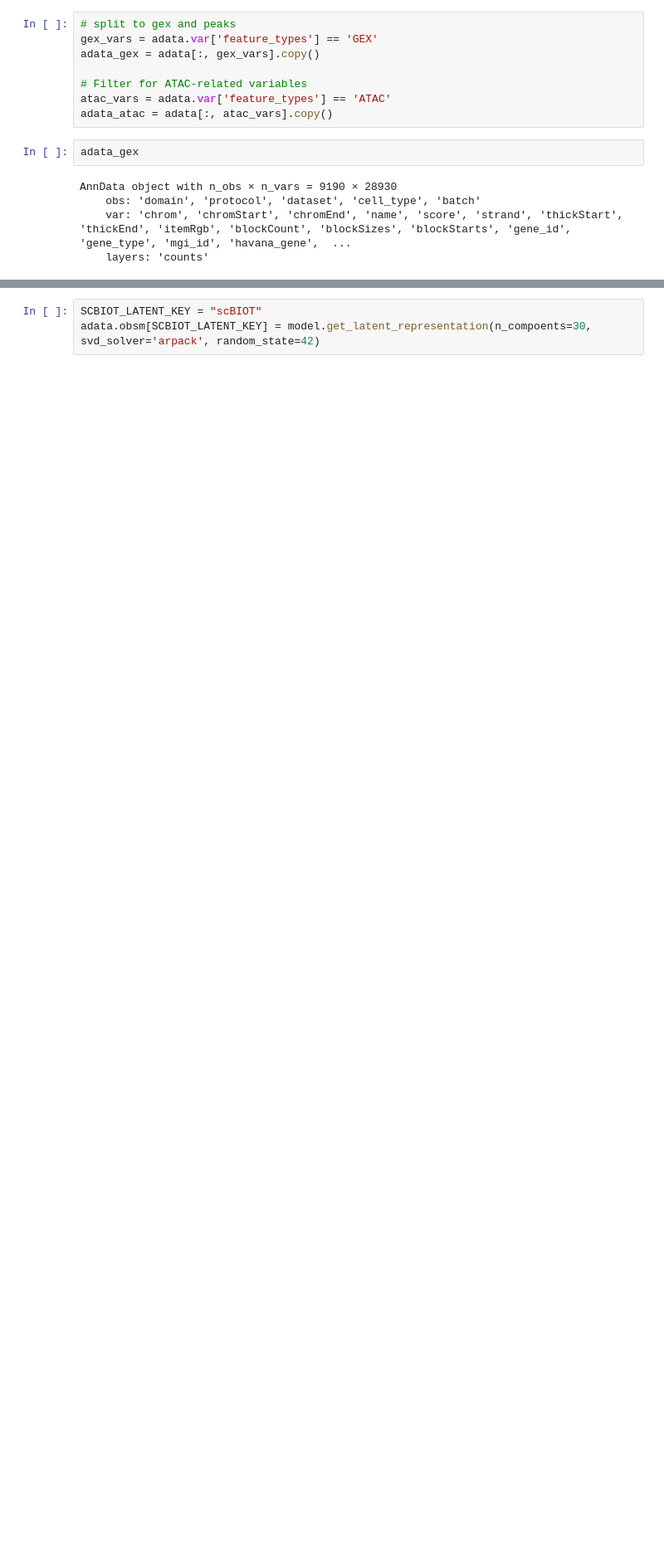
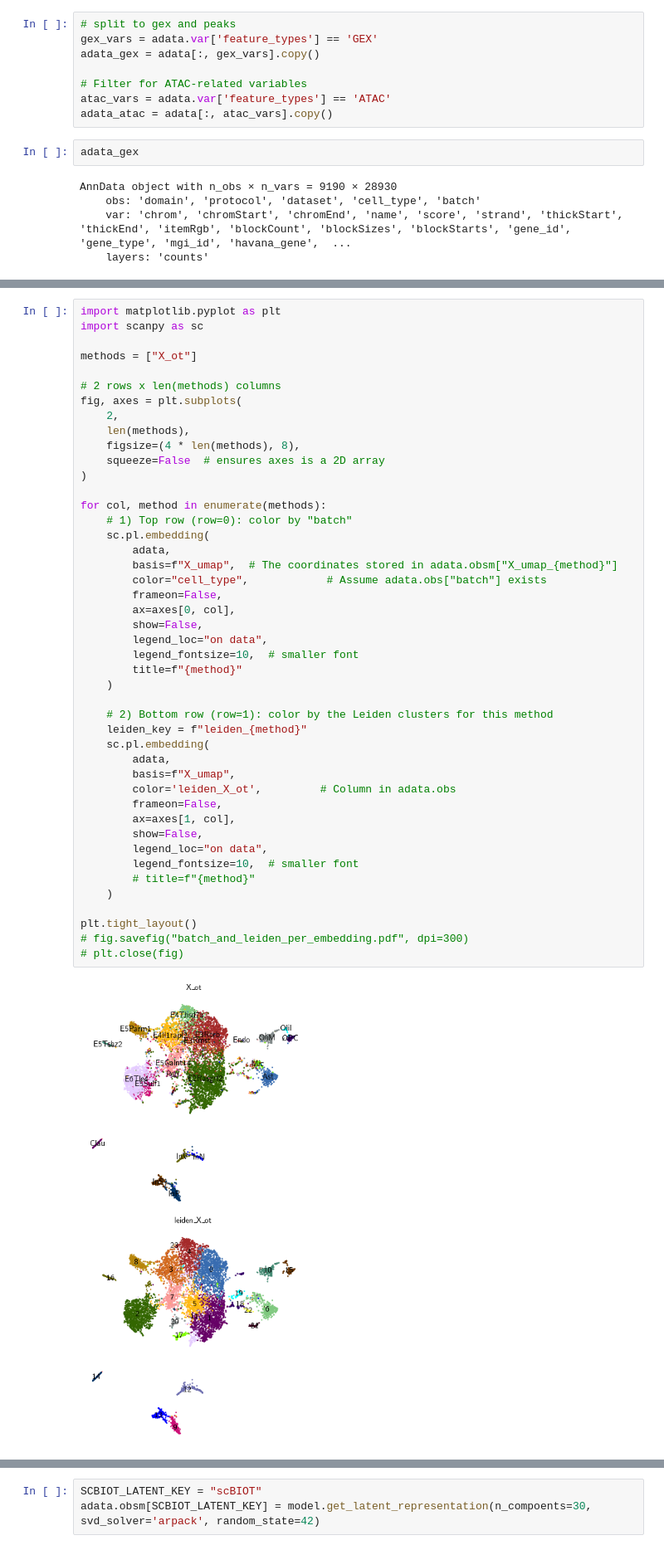
Before and after one commit to haihuilab/scbiot, a Jupyter notebook: examples/paired_Chen-2019_integration.ipynb, the cells around one changed output, grey strips where cells are left out. Shown at 83% size. Drawn from its saved outputs; the diff is of its cells as text; blank space fills up the shorter version.

```diff
--- a/examples/paired_Chen-2019_integration.ipynb
+++ b/examples/paired_Chen-2019_integration.ipynb
@@ -323,0 +256,47 @@ plt.tight_layout()
+# %%
+import matplotlib.pyplot as plt
+import scanpy as sc
+
+methods = ["X_ot"]
+
+# 2 rows x len(methods) columns
+fig, axes = plt.subplots(
+    2,
+    len(methods),
+    figsize=(4 * len(methods), 8),
+    squeeze=False  # ensures axes is a 2D array
+)
+
+for col, method in enumerate(methods):
+    # 1) Top row (row=0): color by "batch"
+    sc.pl.embedding(
+        adata,
+        basis=f"X_umap",  # The coordinates stored in adata.obsm["X_umap_{method}"]
+        color="cell_type",            # Assume adata.obs["batch"] exists
+        frameon=False,
+        ax=axes[0, col],
+        show=False,
+        legend_loc="on data",
+        legend_fontsize=10,  # smaller font
+        title=f"{method}"
+    )
+
+    # 2) Bottom row (row=1): color by the Leiden clusters for this method
+    leiden_key = f"leiden_{method}"
+    sc.pl.embedding(
+        adata,
+        basis=f"X_umap",
+        color='leiden_X_ot',         # Column in adata.obs
+        frameon=False,
+        ax=axes[1, col],
+        show=False,
+        legend_loc="on data",
+        legend_fontsize=10,  # smaller font
+        # title=f"{method}"
+    )
+
+plt.tight_layout()
+# fig.savefig("batch_and_leiden_per_embedding.pdf", dpi=300)
+# plt.close(fig)
+# %% [output]
+[figure, added]
```
Also changed, not shown: parts of 19 cells of this notebook, 13 other files.
